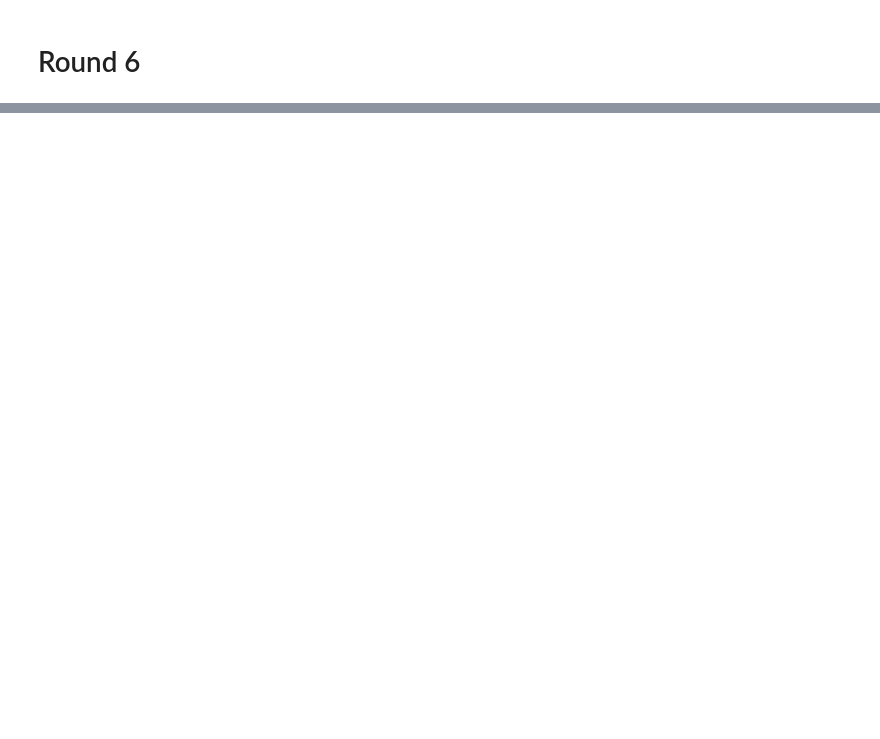
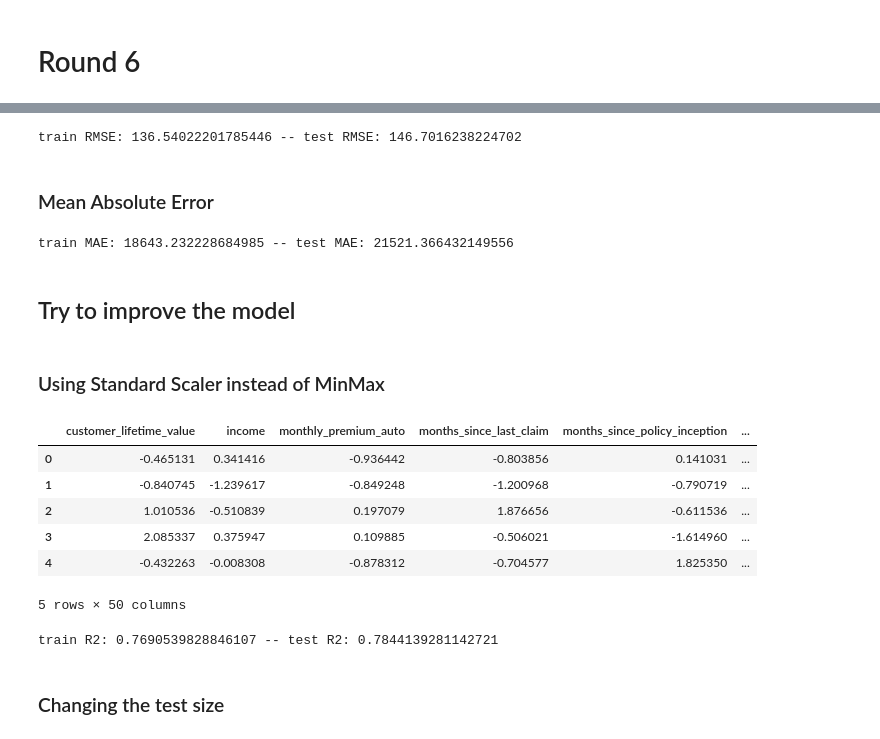
Before and after one commit to erin-berardi/lab-customer-analysis-round-2, a Jupyter notebook: files_for_lab/csv_files/cstmr_analysis_round_2.ipynb, the cells around one changed output, grey strips where cells are left out. Saved outputs shown, nothing was run; the diff lists cells and outputs as text; code cells hidden in the pictures; blank space fills up the shorter version.

```diff
--- a/files_for_lab/csv_files/cstmr_analysis_round_2.ipynb
+++ b/files_for_lab/csv_files/cstmr_analysis_round_2.ipynb
@@ -712,0 +790,30 @@ pd.DataFrame(X_standard, columns=X_num.columns)
+# %%
+print ('train RMSE: {} -- test RMSE: {}'.format(train_mse**.5, test_mse**.5))
+# %% [output]
+train RMSE: 136.54022201785446 -- test RMSE: 146.7016238224702
+# %% [markdown]
+### Mean Absolute Error
+# %%
+from sklearn.metrics import mean_absolute_error as mae
+
+train_mae=mae(linreg.predict(X_train), y_train)
+test_mae=mae(linreg.predict(X_test), y_test)
+
+print ('train MAE: {} -- test MAE: {}'.format(train_mse, test_mse))
+# %% [output]
+train MAE: 18643.232228684985 -- test MAE: 21521.366432149556
+# %% [markdown]
+## Try to improve the model
+# %% [markdown]
+### Using Standard Scaler instead of MinMax
+# %%
+X2=pd.concat([X_num_standard, X_cat_encode], axis=1)
+X2.head()
+# %% [output]
+|  | customer_lifetime_value | income | monthly_premium_auto | months_since_last_claim | months_since_policy_inception | ... |
+| 0 | -0.465131 | 0.341416 | -0.936442 | -0.803856 | 0.141031 | ... |
+| 1 | -0.840745 | -1.239617 | -0.849248 | -1.200968 | -0.790719 | ... |
+| 2 | 1.010536 | -0.510839 | 0.197079 | 1.876656 | -0.611536 | ... |
+| 3 | 2.085337 | 0.375947 | 0.109885 | -0.506021 | -1.614960 | ... |
+| 4 | -0.432263 | -0.008308 | -0.878312 | -0.704577 | 1.825350 | ... |
+5 rows × 50 columns
@@ -712,0 +828,7 @@ pd.DataFrame(X_standard, columns=X_num.columns)
+# %%
+print ('train R2: {} -- test R2: {}'.format(linreg.score(X_train, y_train),
+                                            linreg.score(X_test, y_test)))
+# %% [output]
+train R2: 0.7690539828846107 -- test R2: 0.7844139281142721
+# %% [markdown]
+### Changing the test size
```
Also changed, not shown: parts of 33 cells of this notebook.
